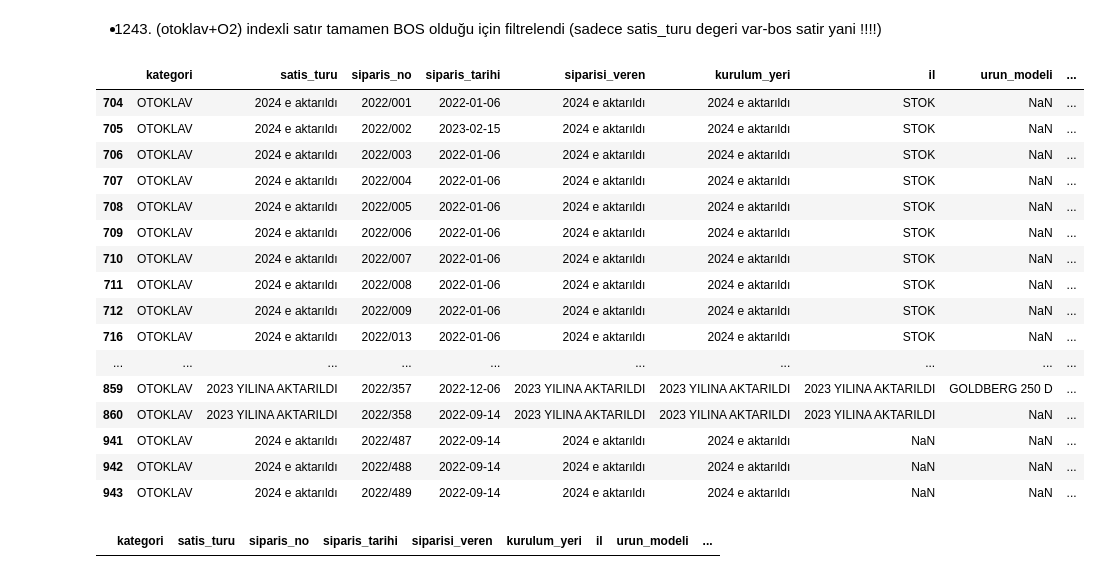
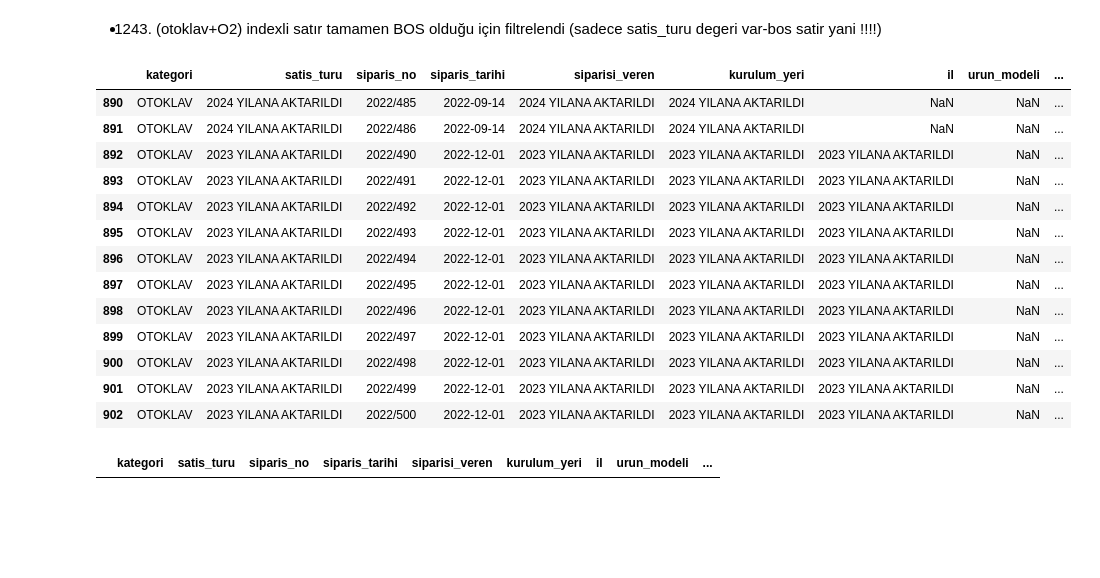
Before and after one commit to Duygu-Jones/LLM_Playground, a Jupyter notebook: 01_EDA/KATEGORILER/01_Otoklav_Oksijen/Duygu/Duygu_OTOKLAV_O2_eda-notebook.ipynb, the cells around one changed output. Drawn from its saved outputs; the diff is of its cells as text; code cells hidden in the pictures; blank space fills up the shorter version.

```diff
--- a/01_EDA/KATEGORILER/01_Otoklav_Oksijen/Duygu/Duygu_OTOKLAV_O2_eda-notebook.ipynb
+++ b/01_EDA/KATEGORILER/01_Otoklav_Oksijen/Duygu/Duygu_OTOKLAV_O2_eda-notebook.ipynb
@@ -600,37 +600,36 @@ df_kategori = df_kategori[(df_kategori['siparis_no'].notnull()) |
 # %%
 # AKTARILAN SATIS_TURU SATIRLARINI IGNORE ET
 
 # Filtrelemek istediğiniz kategori ifadeleri listesi
 filter_values = [
     '2024 e aktarıldı',
+    '2024 YILANA AKTARILDI',
     '2023 YILINA AKTARILDI',
+    '2023 YILANA AKTARILDI',
     '2022 DE SATIŞ OLDU',
     '2021 DE DEMO OLARAK GİTTİ'
 ]
 
 # Kategori sütununda belirtilen ifadelerle eşleşen satırları filtreleme
 selected_rows = df_kategori[df_kategori['satis_turu'].isin(filter_values)]
 
 # Filtrelenmiş DataFrame'i gösterme
 selected_rows
 # %% [output]
 |  | kategori | satis_turu | siparis_no | siparis_tarihi | siparisi_veren | kurulum_yeri | il | urun_modeli | ... |
-| 704 | OTOKLAV | 2024 e aktarıldı | 2022/001 | 2022-01-06 | 2024 e aktarıldı | 2024 e aktarıldı | STOK | NaN | ... |
-| 705 | OTOKLAV | 2024 e aktarıldı | 2022/002 | 2023-02-15 | 2024 e aktarıldı | 2024 e aktarıldı | STOK | NaN | ... |
-| 706 | OTOKLAV | 2024 e aktarıldı | 2022/003 | 2022-01-06 | 2024 e aktarıldı | 2024 e aktarıldı | STOK | NaN | ... |
-| 707 | OTOKLAV | 2024 e aktarıldı | 2022/004 | 2022-01-06 | 2024 e aktarıldı | 2024 e aktarıldı | STOK | NaN | ... |
-| 708 | OTOKLAV | 2024 e aktarıldı | 2022/005 | 2022-01-06 | 2024 e aktarıldı | 2024 e aktarıldı | STOK | NaN | ... |
-| 709 | OTOKLAV | 2024 e aktarıldı | 2022/006 | 2022-01-06 | 2024 e aktarıldı | 2024 e aktarıldı | STOK | NaN | ... |
-| 710 | OTOKLAV | 2024 e aktarıldı | 2022/007 | 2022-01-06 | 2024 e aktarıldı | 2024 e aktarıldı | STOK | NaN | ... |
-| 711 | OTOKLAV | 2024 e aktarıldı | 2022/008 | 2022-01-06 | 2024 e aktarıldı | 2024 e aktarıldı | STOK | NaN | ... |
-| 712 | OTOKLAV | 2024 e aktarıldı | 2022/009 | 2022-01-06 | 2024 e aktarıldı | 2024 e aktarıldı | STOK | NaN | ... |
-| 716 | OTOKLAV | 2024 e aktarıldı | 2022/013 | 2022-01-06 | 2024 e aktarıldı | 2024 e aktarıldı | STOK | NaN | ... |
-| ... | ... | ... | ... | ... | ... | ... | ... | ... | ... |
-| 859 | OTOKLAV | 2023 YILINA AKTARILDI | 2022/357 | 2022-12-06 | 2023 YILINA AKTARILDI | 2023 YILINA AKTARILDI | 2023 YILINA AKTARILDI | GOLDBERG 250 D | ... |
-| 860 | OTOKLAV | 2023 YILINA AKTARILDI | 2022/358 | 2022-09-14 | 2023 YILINA AKTARILDI | 2023 YILINA AKTARILDI | 2023 YILINA AKTARILDI | NaN | ... |
-| 941 | OTOKLAV | 2024 e aktarıldı | 2022/487 | 2022-09-14 | 2024 e aktarıldı | 2024 e aktarıldı | NaN | NaN | ... |
-| 942 | OTOKLAV | 2024 e aktarıldı | 2022/488 | 2022-09-14 | 2024 e aktarıldı | 2024 e aktarıldı | NaN | NaN | ... |
-| 943 | OTOKLAV | 2024 e aktarıldı | 2022/489 | 2022-09-14 | 2024 e aktarıldı | 2024 e aktarıldı | NaN | NaN | ... |
+| 890 | OTOKLAV | 2024 YILANA AKTARILDI | 2022/485 | 2022-09-14 | 2024 YILANA AKTARILDI | 2024 YILANA AKTARILDI | NaN | NaN | ... |
+| 891 | OTOKLAV | 2024 YILANA AKTARILDI | 2022/486 | 2022-09-14 | 2024 YILANA AKTARILDI | 2024 YILANA AKTARILDI | NaN | NaN | ... |
+| 892 | OTOKLAV | 2023 YILANA AKTARILDI | 2022/490 | 2022-12-01 | 2023 YILANA AKTARILDI | 2023 YILANA AKTARILDI | 2023 YILANA AKTARILDI | NaN | ... |
+| 893 | OTOKLAV | 2023 YILANA AKTARILDI | 2022/491 | 2022-12-01 | 2023 YILANA AKTARILDI | 2023 YILANA AKTARILDI | 2023 YILANA AKTARILDI | NaN | ... |
+| 894 | OTOKLAV | 2023 YILANA AKTARILDI | 2022/492 | 2022-12-01 | 2023 YILANA AKTARILDI | 2023 YILANA AKTARILDI | 2023 YILANA AKTARILDI | NaN | ... |
+| 895 | OTOKLAV | 2023 YILANA AKTARILDI | 2022/493 | 2022-12-01 | 2023 YILANA AKTARILDI | 2023 YILANA AKTARILDI | 2023 YILANA AKTARILDI | NaN | ... |
+| 896 | OTOKLAV | 2023 YILANA AKTARILDI | 2022/494 | 2022-12-01 | 2023 YILANA AKTARILDI | 2023 YILANA AKTARILDI | 2023 YILANA AKTARILDI | NaN | ... |
+| 897 | OTOKLAV | 2023 YILANA AKTARILDI | 2022/495 | 2022-12-01 | 2023 YILANA AKTARILDI | 2023 YILANA AKTARILDI | 2023 YILANA AKTARILDI | NaN | ... |
+| 898 | OTOKLAV | 2023 YILANA AKTARILDI | 2022/496 | 2022-12-01 | 2023 YILANA AKTARILDI | 2023 YILANA AKTARILDI | 2023 YILANA AKTARILDI | NaN | ... |
+| 899 | OTOKLAV | 2023 YILANA AKTARILDI | 2022/497 | 2022-12-01 | 2023 YILANA AKTARILDI | 2023 YILANA AKTARILDI | 2023 YILANA AKTARILDI | NaN | ... |
+| 900 | OTOKLAV | 2023 YILANA AKTARILDI | 2022/498 | 2022-12-01 | 2023 YILANA AKTARILDI | 2023 YILANA AKTARILDI | 2023 YILANA AKTARILDI | NaN | ... |
+| 901 | OTOKLAV | 2023 YILANA AKTARILDI | 2022/499 | 2022-12-01 | 2023 YILANA AKTARILDI | 2023 YILANA AKTARILDI | 2023 YILANA AKTARILDI | NaN | ... |
+| 902 | OTOKLAV | 2023 YILANA AKTARILDI | 2022/500 | 2022-12-01 | 2023 YILANA AKTARILDI | 2023 YILANA AKTARILDI | 2023 YILANA AKTARILDI | NaN | ... |
 # %%
 # Belirtilen filtre değerlerine uyan satırları ignore et
 df_kategori = df_kategori[~df_kategori['satis_turu'].isin(filter_values)]
```
Also changed, not shown: parts of 60 cells of this notebook, 1 other file.
